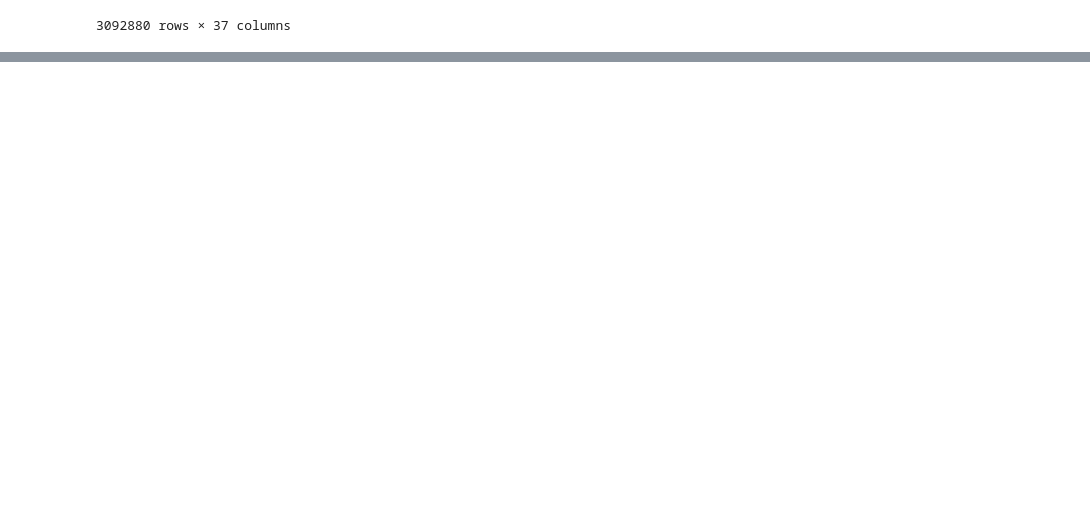
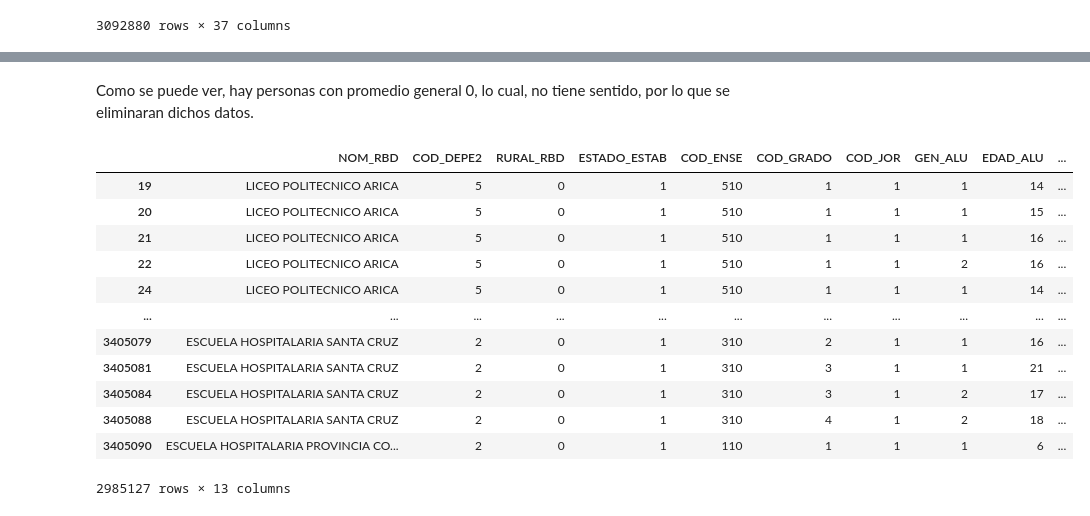
Before and after one commit to benja20029/IIC2433-Proyecto-Rendimiento-Academico, a Jupyter notebook: process_data.ipynb, the cells around one changed output, grey strips where cells are left out. Cells and saved outputs as stored; diff of their text form; code cells hidden in the pictures; blank space fills up the shorter version.

```diff
--- a/process_data.ipynb
+++ b/process_data.ipynb
@@ -25,0 +104,5 @@ Un elemento diferenciador de nuestro proyecto es el dominio no convencional del
+# %%
+df_2 = df_1[["NOM_RBD", "COD_DEPE2", "RURAL_RBD", "ESTADO_ESTAB", "COD_ENSE", "COD_GRADO", "COD_JOR", "GEN_ALU", "EDAD_ALU" \
+    , "NOM_COM_ALU", "PROM_GRAL", "ASISTENCIA", "SIT_FIN_R" ]]
+
+df_2
@@ -25,0 +123,19 @@ Un elemento diferenciador de nuestro proyecto es el dominio no convencional del
+# %% [markdown]
+Como se puede ver, hay personas con promedio general 0, lo cual, no tiene sentido, por lo que se eliminaran dichos datos.
+# %%
+df_3 = df_2[df_2["PROM_GRAL"] != "0"]
+df_3
+# %% [output]
+|  | NOM_RBD | COD_DEPE2 | RURAL_RBD | ESTADO_ESTAB | COD_ENSE | COD_GRADO | COD_JOR | GEN_ALU | EDAD_ALU | ... |
+| 19 | LICEO POLITECNICO ARICA | 5 | 0 | 1 | 510 | 1 | 1 | 1 | 14 | ... |
+| 20 | LICEO POLITECNICO ARICA | 5 | 0 | 1 | 510 | 1 | 1 | 1 | 15 | ... |
+| 21 | LICEO POLITECNICO ARICA | 5 | 0 | 1 | 510 | 1 | 1 | 1 | 16 | ... |
+| 22 | LICEO POLITECNICO ARICA | 5 | 0 | 1 | 510 | 1 | 1 | 2 | 16 | ... |
+| 24 | LICEO POLITECNICO ARICA | 5 | 0 | 1 | 510 | 1 | 1 | 1 | 14 | ... |
+| ... | ... | ... | ... | ... | ... | ... | ... | ... | ... | ... |
+| 3405079 | ESCUELA HOSPITALARIA SANTA CRUZ | 2 | 0 | 1 | 310 | 2 | 1 | 1 | 16 | ... |
+| 3405081 | ESCUELA HOSPITALARIA SANTA CRUZ | 2 | 0 | 1 | 310 | 3 | 1 | 1 | 21 | ... |
+| 3405084 | ESCUELA HOSPITALARIA SANTA CRUZ | 2 | 0 | 1 | 310 | 3 | 1 | 2 | 17 | ... |
+| 3405088 | ESCUELA HOSPITALARIA SANTA CRUZ | 2 | 0 | 1 | 310 | 4 | 1 | 2 | 18 | ... |
+| 3405090 | ESCUELA HOSPITALARIA PROVINCIA CO... | 2 | 0 | 1 | 110 | 1 | 1 | 1 | 6 | ... |
+2985127 rows × 13 columns
```
Also changed, not shown: parts of 13 cells of this notebook.
